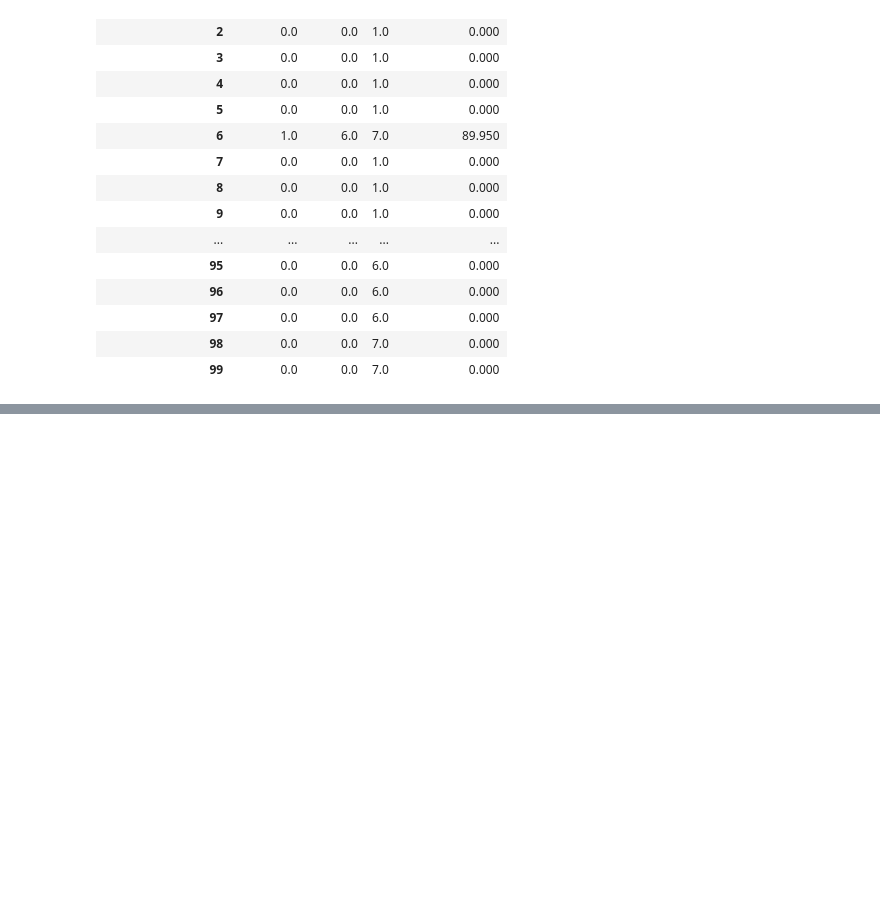
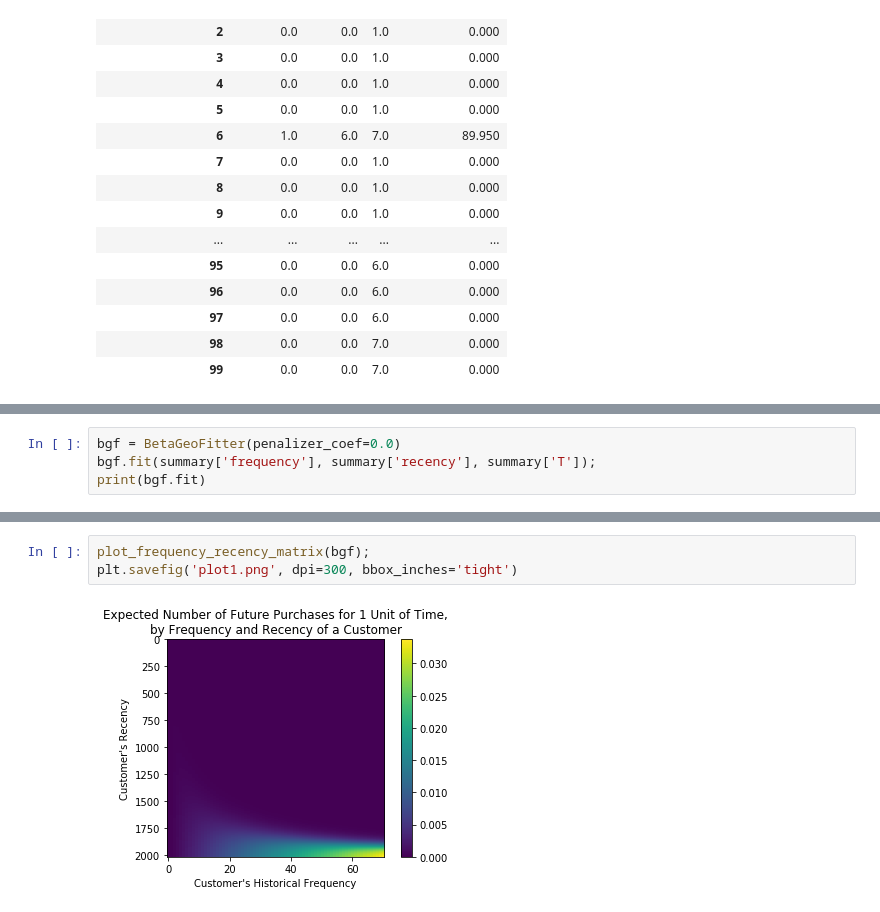
Before and after one commit to dc-larson/Insight_Data_Project, a Jupyter notebook: Online_transactions.ipynb, the cells around one changed output, grey strips where cells are left out. Saved outputs shown, nothing was run; the diff lists cells and outputs as text; blank space fills up the shorter version.

```diff
--- a/Online_transactions.ipynb
+++ b/Online_transactions.ipynb
@@ -253,0 +265,4 @@ summary.head(100)
+# %%
+bgf = BetaGeoFitter(penalizer_coef=0.0)
+bgf.fit(summary['frequency'], summary['recency'], summary['T']);
+print(bgf.fit)
@@ -253,0 +279,5 @@ summary.head(100)
+# %%
+plot_frequency_recency_matrix(bgf);
+plt.savefig('plot1.png', dpi=300, bbox_inches='tight')
+# %% [output]
+[figure, added]
```
Also changed, not shown: parts of 42 cells of this notebook.
